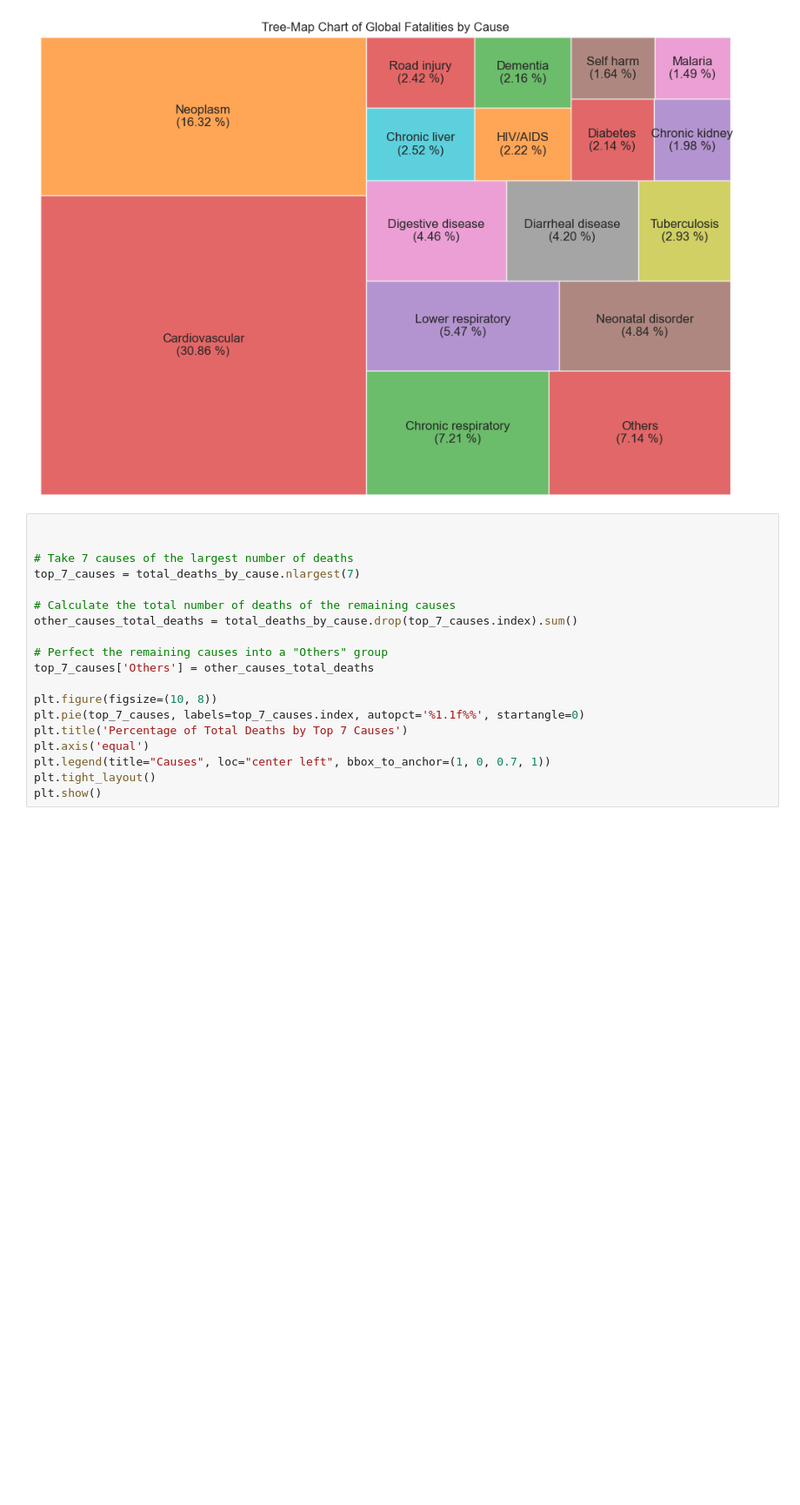
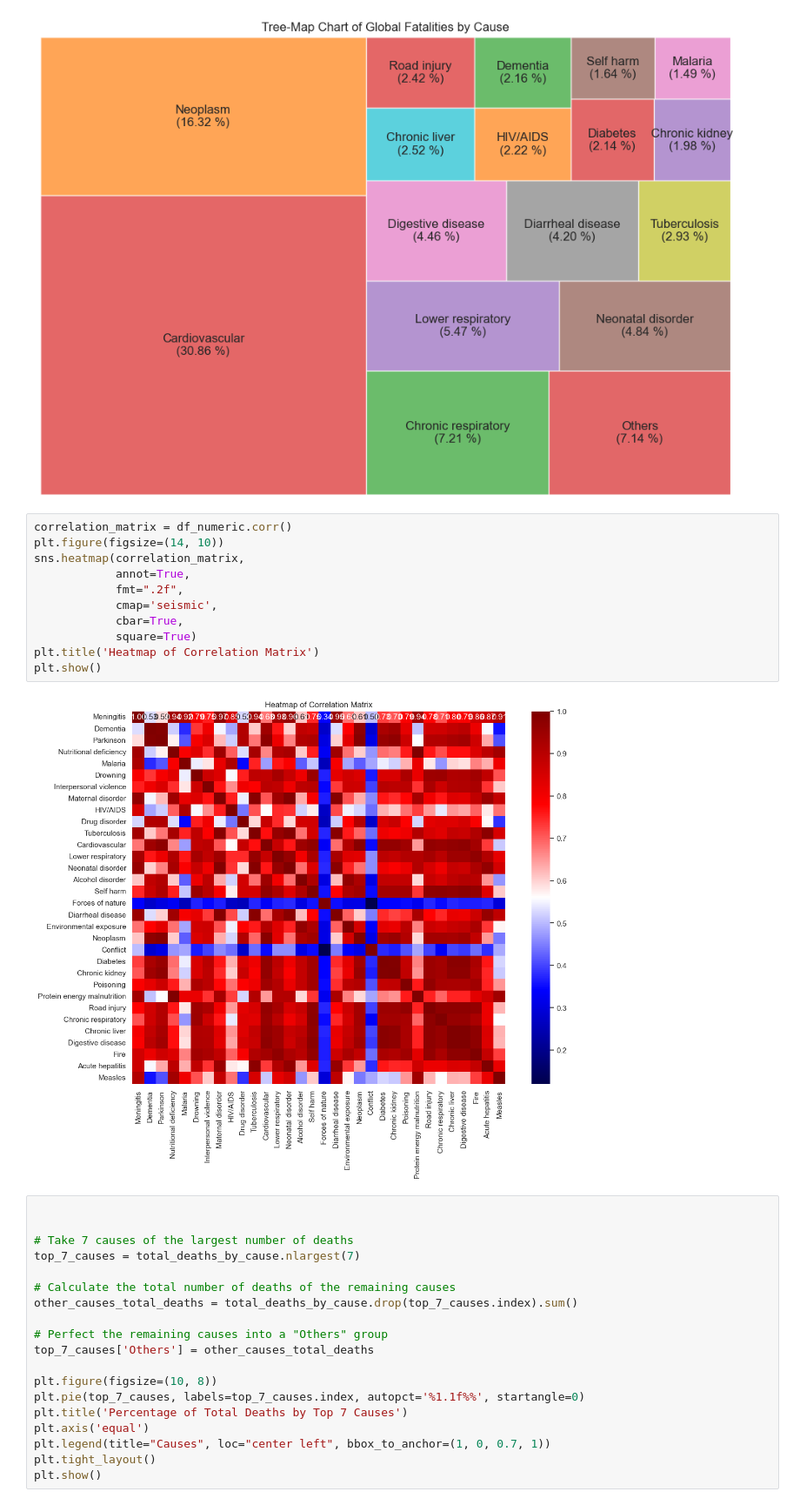
Before and after one commit to hoangvu1806/Analyze-annual-death-data, a Jupyter notebook: analysis.ipynb, the cells around one changed output. Shown at 87% size. Drawn from its saved outputs; the diff is of its cells as text; blank space fills up the shorter version.

```diff
--- a/analysis.ipynb
+++ b/analysis.ipynb
@@ -316,6 +315,19 @@ plt.axis('off')
 plt.show()
 # %% [output]
 [figure]
+# %%
+correlation_matrix = df_numeric.corr()
+plt.figure(figsize=(14, 10))
+sns.heatmap(correlation_matrix,
+            annot=True,
+            fmt=".2f",
+            cmap='seismic',
+            cbar=True,
+            square=True)
+plt.title('Heatmap of Correlation Matrix')
+plt.show()
+# %% [output]
+[figure, added]
 # %%
 
 
```
Also changed, not shown: parts of 2 cells of this notebook.
